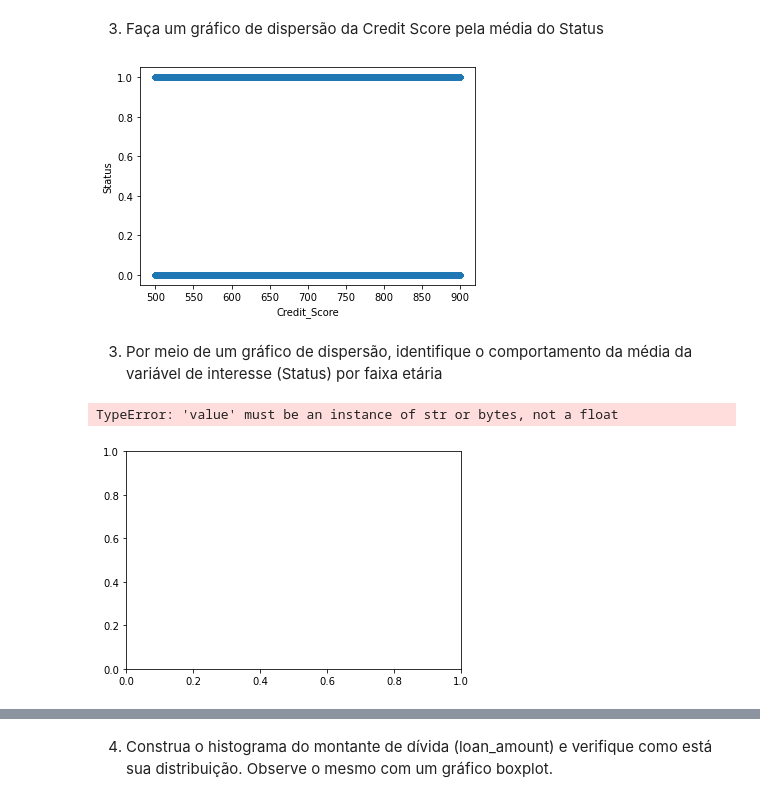
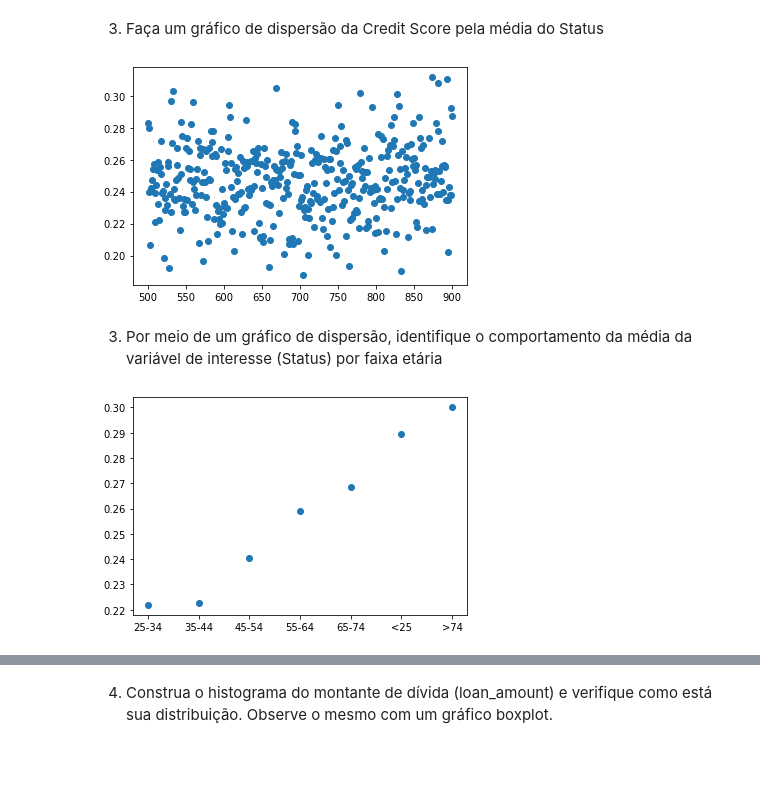
Before and after one commit to joaopasini/letscode_repository, a Jupyter notebook: Módulo 5 - Técnicas de Programação II - Python/Aulas/Aula 3 - Matplotlib.ipynb, the cells around one changed output, grey strips where cells are left out. Drawn from its saved outputs; the diff is of its cells as text; code cells hidden in the pictures; blank space fills up the shorter version.

```diff
--- a/Módulo 5 - Técnicas de Programação II - Python/Aulas/Aula 3 - Matplotlib.ipynb
+++ b/Módulo 5 - Técnicas de Programação II - Python/Aulas/Aula 3 - Matplotlib.ipynb
@@ -471,18 +471,14 @@ plt.show()
 # %% [markdown]
 3) Faça um gráfico de dispersão da Credit Score pela média do Status
 # %%
-mean_cs = df_loan.groupby(["Credit_Score"])['Status'].agg(["mean"])
-mean_cs
-
-df_loan.plot(x="Credit_Score", y='Status', kind='scatter');
+mean_cs = df_loan.pivot_table(index="Credit_Score",values='Status', aggfunc="mean")
+plt.scatter(mean_cs.index, mean_cs['Status']);
 # %% [output]
-[figure, old version]
+[figure, new version]
 # %% [markdown]
 3) Por meio de um gráfico de dispersão, identifique o comportamento da média da variável de interesse (Status) por faixa etária
 # %%
-#plt.scatter(x=df_loan['age'], y=df_loan['Status']);
-#plt.scatter('age', 'Status', data=df_loan);
-df_loan.plot(x='age', y='Status', kind='scatter');
+df_status = df_loan.groupby('age')[["Status"]].mean()
+plt.scatter(df_status.index, df_status['Status']);
 # %% [output]
-TypeError: 'value' must be an instance of str or bytes, not a float
-[figure, old version]
+[figure, new version]
```
Also changed, not shown: parts of 18 cells of this notebook, 2 other files.
